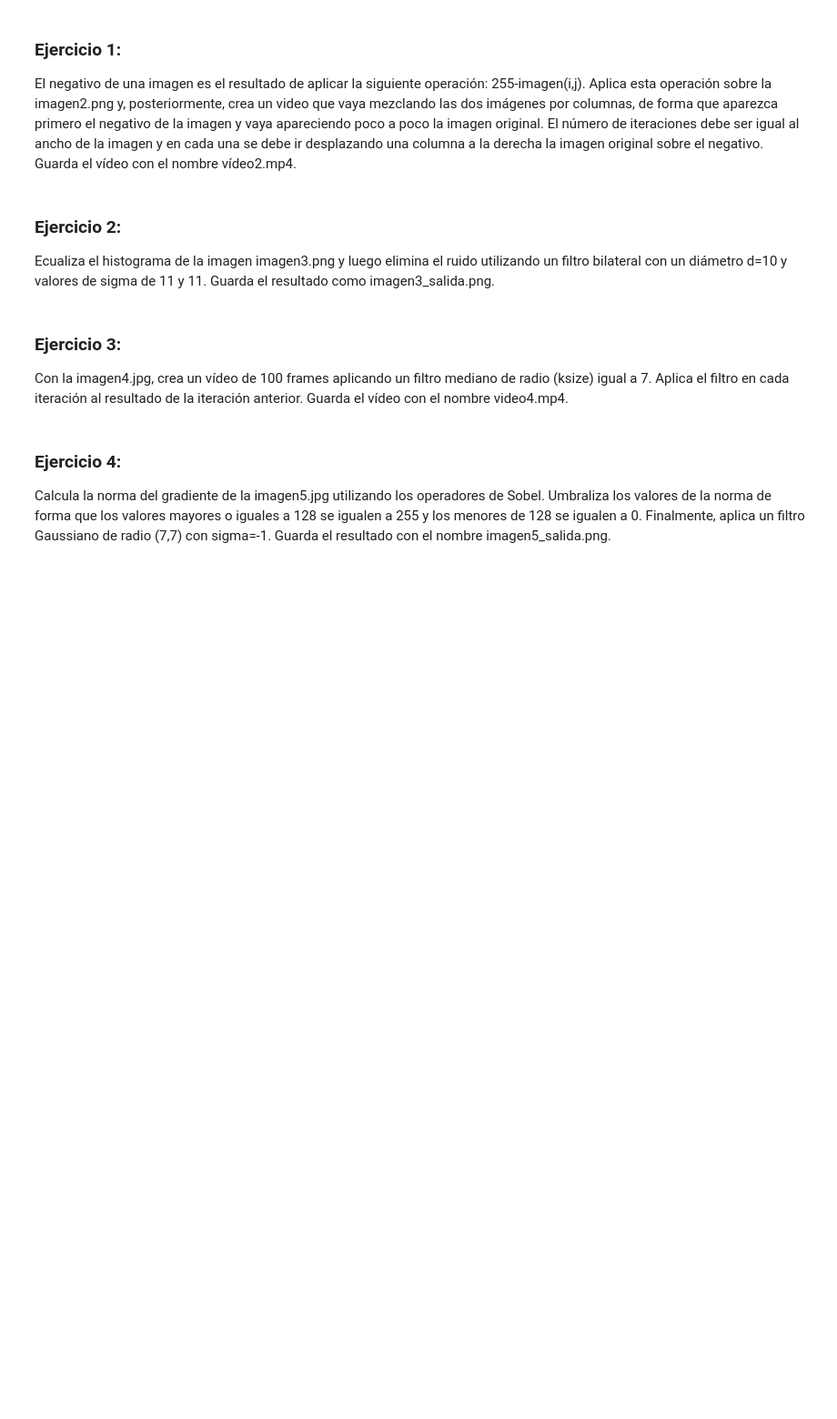
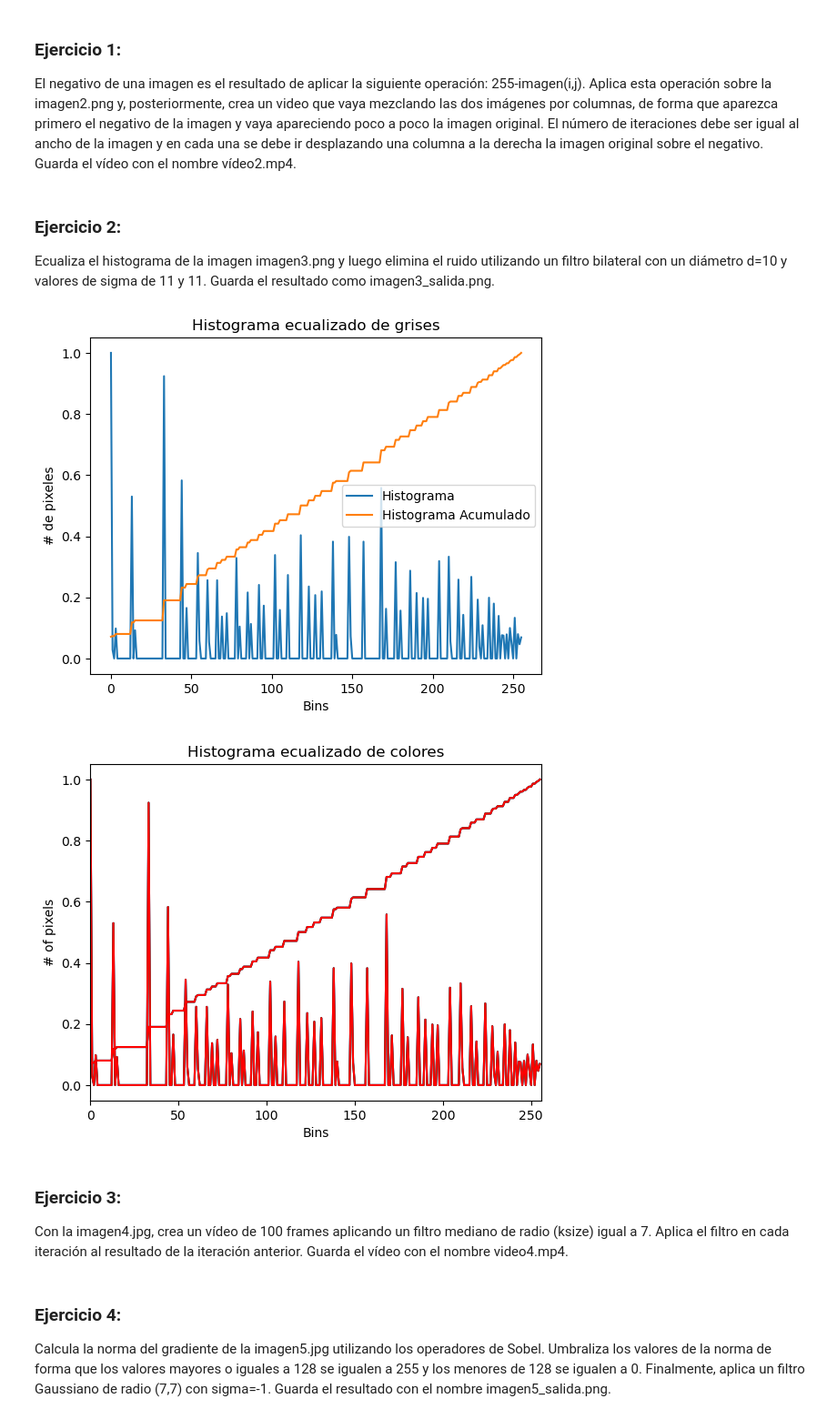
Before and after one commit to MediaMind-ULPGC/P03, a Jupyter notebook: P03.ipynb, the cells around one changed output. Shown: that part at 91% size. Saved outputs shown, nothing was run; the diff lists cells and outputs as text; code cells hidden in the pictures; blank space fills up the shorter version.

```diff
--- a/P03.ipynb
+++ b/P03.ipynb
@@ -31,6 +32,56 @@ video_writer.release()
 ### Ejercicio 2:
 
 Ecualiza el histograma de la imagen imagen3.png y luego elimina el ruido utilizando un filtro bilateral con un diámetro d=10 y valores de sigma de 11 y 11. Guarda el resultado como imagen3_salida.png.
+# %%
+img = cv.imread('images/imagen3.png')
+gray = cv.cvtColor(img, cv.COLOR_BGR2GRAY)
+
+# ecualización de niveles de grises
+gray_equalized = cv.equalizeHist(gray)
+cv.imshow('Ecualizado de grises', gray_equalized)
+
+# histograma de niveles de grises ecualizado
+gray_hist = cv.calcHist([gray_equalized], [0] , None,[256], [0,256])
+gray_cum = np.cumsum(gray_hist)
+plt.figure()
+plt.title('Histograma ecualizado de grises')
+plt.xlabel('Bins')
+plt.ylabel('# de pixeles')
+plt.plot(gray_hist/np.max(gray_hist))
+plt.plot(gray_cum/np.max(gray_cum))
+plt.legend(['Histograma', 'Histograma Acumulado'],loc='right')
+plt.show()
+
+# histograma de imagen a color
+colors = ('b','g','r')
+
+# ecualización e histograma de imagen a color
+image_equalized = img
+for i, col in enumerate(colors):
+    image_equalized[:,:,i] = cv.equalizeHist(img[:,:,i])
+    hist = cv.calcHist([image_equalized], [i], None, [256], [0,256])
+    hist_cum = np.cumsum(hist)
+    plt.plot(hist/np.max(hist), color=col)
+    plt.plot(hist_cum/np.max(hist_cum), color=col)
+    plt.xlim([0,256])
+plt.title('Histograma ecualizado de colores')
+plt.xlabel('Bins')
+plt.ylabel('# of pixels')
+plt.show()
+
+cv.imshow('Ecualizado de color', image_equalized)
+
+
+bilateral = cv.bilateralFilter(gray_equalized, 10, 11, 11)
+image=bilateral
+cv.imshow('Bilateral', image)
+#cv.imwrite('images/imagen3_salida.png', image)
+
+cv.waitKey(0)
+cv.destroyAllWindows()
+# %% [output]
+[figure, added]
+[figure, added]
 # %% [markdown]
 ### Ejercicio 3:
 
```
Also changed, not shown: parts of 2 cells of this notebook.
